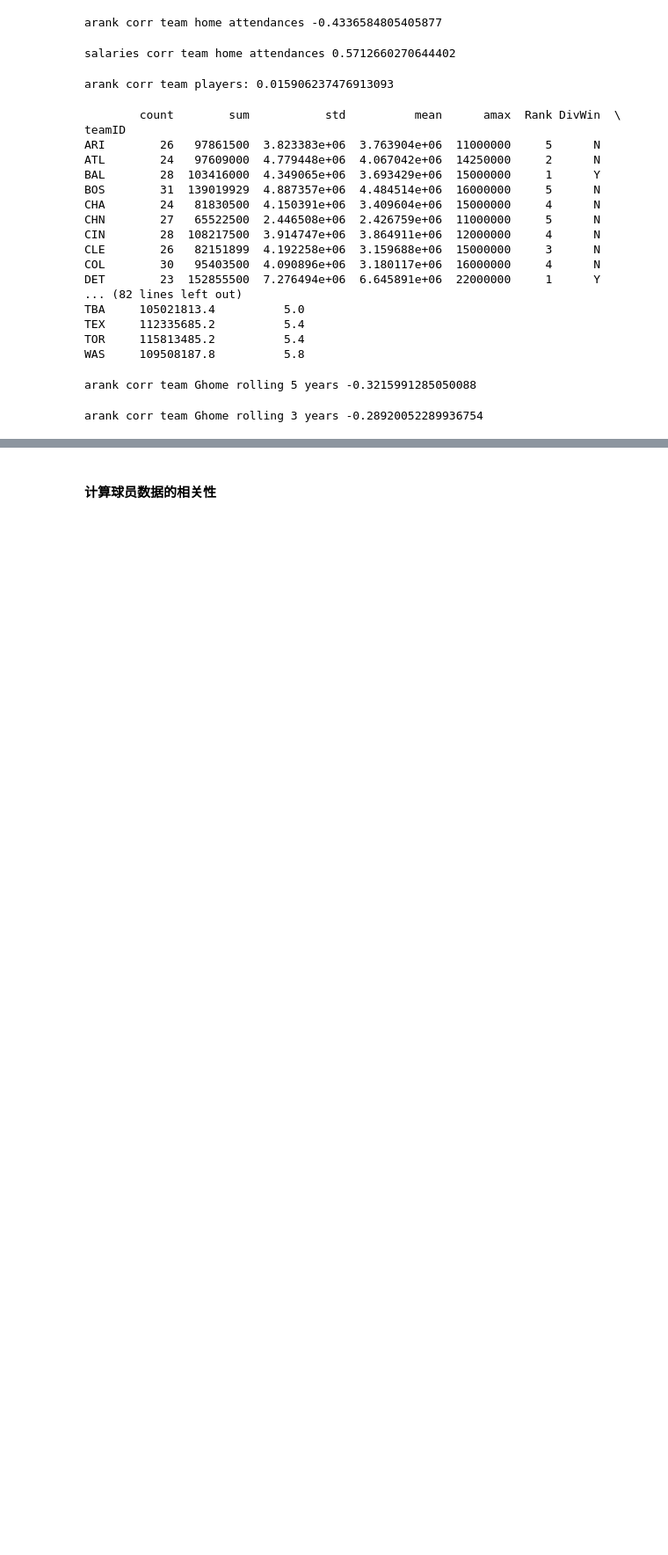
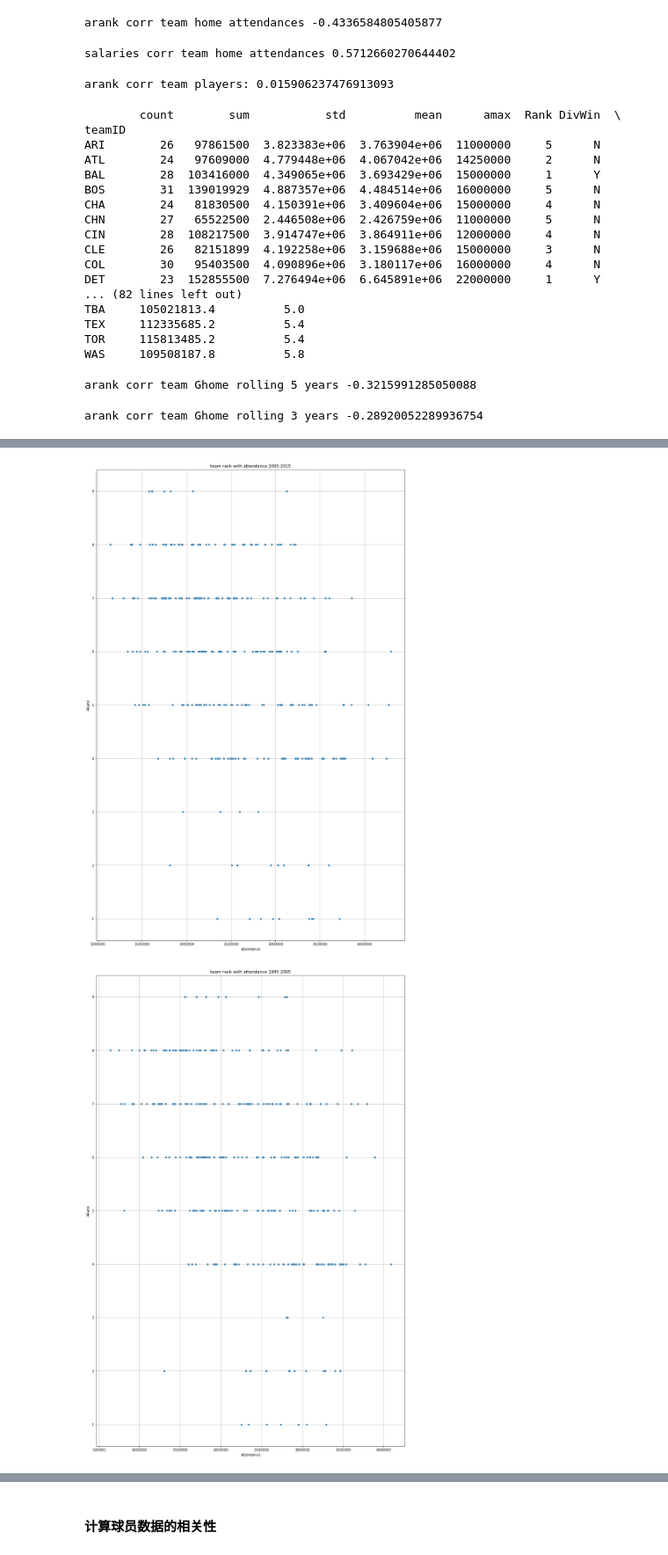
Before and after one commit to brucexin/udacity_nd002-cn-basic-2-baseball, a Jupyter notebook: main.ipynb, the cells around one changed output, grey strips where cells are left out. Shown at 88% size. Cells and saved outputs as stored; diff of their text form; code cells hidden in the pictures; blank space fills up the shorter version.

```diff
--- a/main.ipynb
+++ b/main.ipynb
@@ -203,0 +278,16 @@ arank corr team Ghome rolling 3 years -0.28920052289936754
+# %%
+def draw_scatter_with_team_attendance(df, title):
+    min_year, max_year = get_index_min_max(df, 'yearID')
+    title = '%s %d-%d'%(title, min_year, max_year)
+    salaries_df = df[['ARank','attendance']].reset_index()
+
+
+    salaries_df.plot.scatter(x='attendance', y='ARank',
+                             figsize=(16, 25), grid=True,
+                             title=title)
+
+for df in team_with_salaries_df_10years:
+    draw_scatter_with_team_attendance(df, 'team rank with attendance')
+# %% [output]
+[figure, added]
+[figure, added]
```
Also changed, not shown: parts of 25 cells of this notebook, 1 other file.
